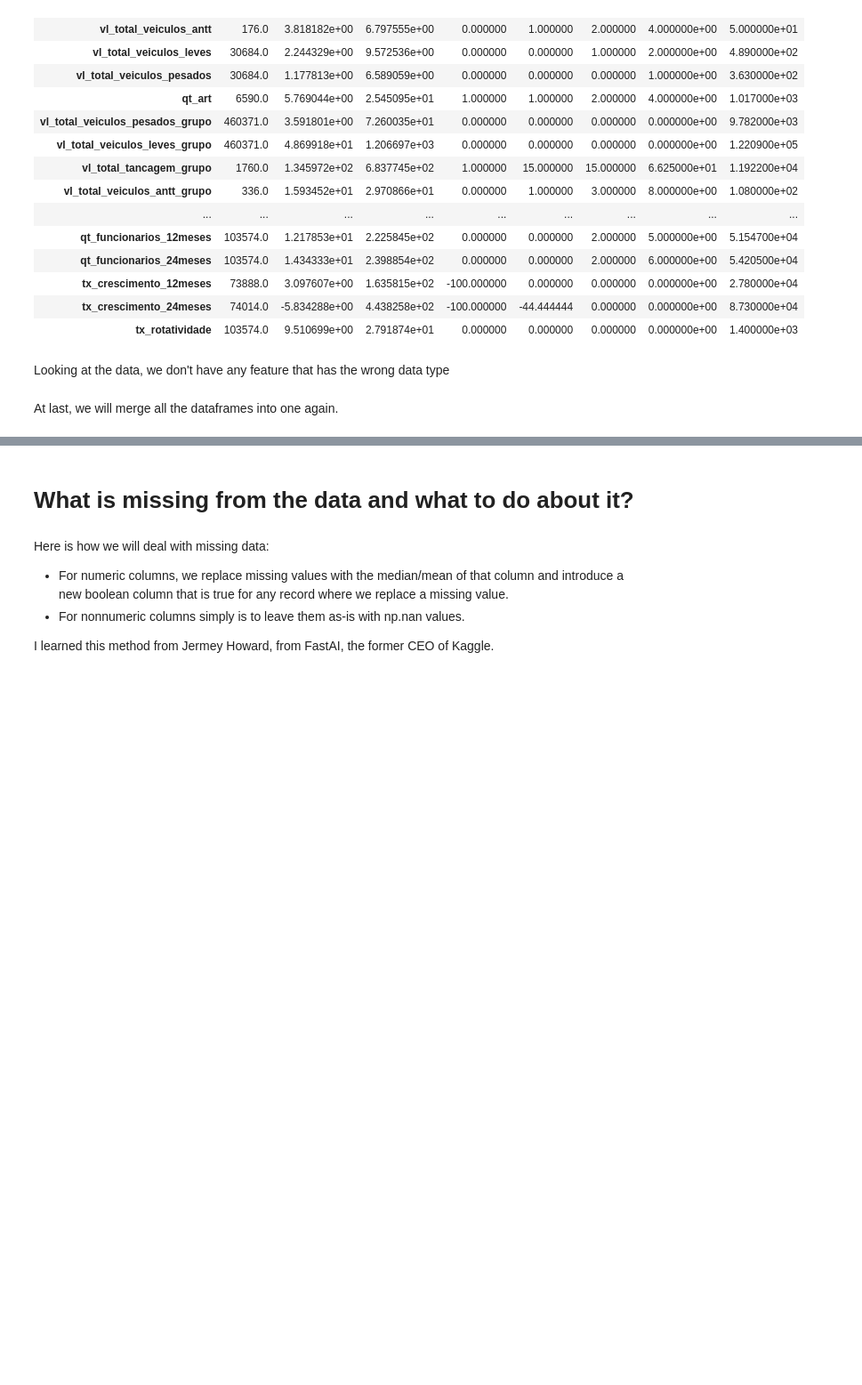
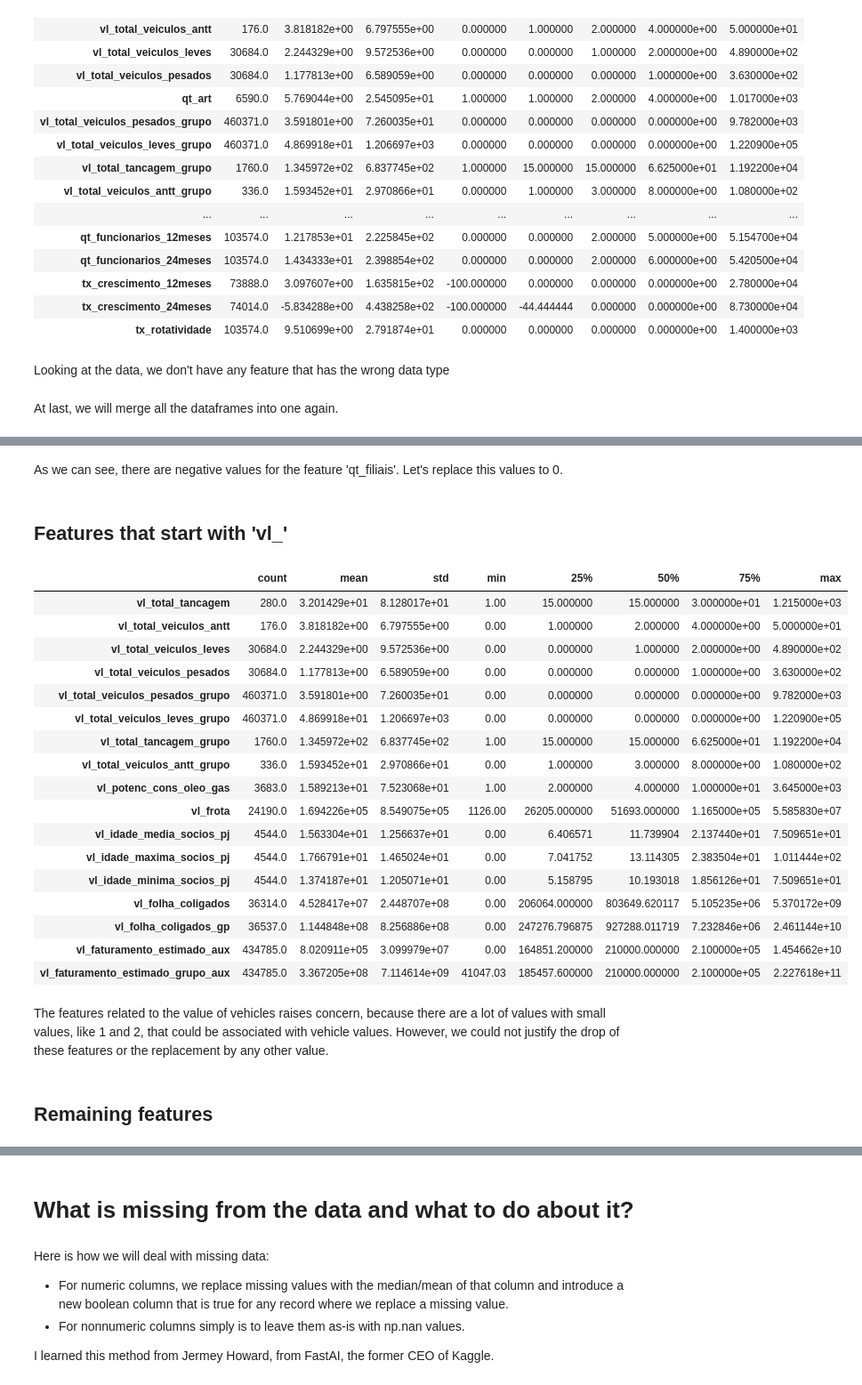
Before and after one commit to luizfdflores/clients_recommendation_streamlit, a Jupyter notebook: notebooks/EDA - Market.ipynb, the cells around one changed output, grey strips where cells are left out. Shown: that part at 89% size. Cells and saved outputs as stored; diff of their text form; code cells hidden in the pictures; blank space fills up the shorter version.

```diff
--- a/notebooks/EDA - Market.ipynb
+++ b/notebooks/EDA - Market.ipynb
@@ -240,4 +244,4 @@ Looking at the data, we don't have any feature that has the wrong data type
 At last, we will merge all the dataframes into one again.
 # %%
 dfs = [data_raw_bool, data_raw_float, data_raw_int, data_raw_object]
-data_tipos = pd.concat(dfs,axis=1)
+data_types = pd.concat(dfs,axis=1)
@@ -243,0 +256,2 @@ data_tipos = pd.concat(dfs,axis=1)
+# %%
+data_outliers = data_types.select_dtypes(include=['int8','float64']); data_outliers.columns
@@ -243,0 +325,2 @@ data_tipos = pd.concat(dfs,axis=1)
+# %% [markdown]
+As we can see, there are negative values for the feature 'qt_filiais'. Let's replace this values to 0.
@@ -243,0 +329,27 @@ data_tipos = pd.concat(dfs,axis=1)
+# %% [markdown]
+## Features that start with 'vl_'
+# %%
+data_outliers[[col for col in data_outliers.columns if col[:3] == 'vl_']].describe().T
+# %% [output]
+|  | count | mean | std | min | 25% | 50% | 75% | max |
+| vl_total_tancagem | 280.0 | 3.201429e+01 | 8.128017e+01 | 1.00 | 15.000000 | 15.000000 | 3.000000e+01 | 1.215000e+03 |
+| vl_total_veiculos_antt | 176.0 | 3.818182e+00 | 6.797555e+00 | 0.00 | 1.000000 | 2.000000 | 4.000000e+00 | 5.000000e+01 |
+| vl_total_veiculos_leves | 30684.0 | 2.244329e+00 | 9.572536e+00 | 0.00 | 0.000000 | 1.000000 | 2.000000e+00 | 4.890000e+02 |
+| vl_total_veiculos_pesados | 30684.0 | 1.177813e+00 | 6.589059e+00 | 0.00 | 0.000000 | 0.000000 | 1.000000e+00 | 3.630000e+02 |
+| vl_total_veiculos_pesados_grupo | 460371.0 | 3.591801e+00 | 7.260035e+01 | 0.00 | 0.000000 | 0.000000 | 0.000000e+00 | 9.782000e+03 |
+| vl_total_veiculos_leves_grupo | 460371.0 | 4.869918e+01 | 1.206697e+03 | 0.00 | 0.000000 | 0.000000 | 0.000000e+00 | 1.220900e+05 |
+| vl_total_tancagem_grupo | 1760.0 | 1.345972e+02 | 6.837745e+02 | 1.00 | 15.000000 | 15.000000 | 6.625000e+01 | 1.192200e+04 |
+| vl_total_veiculos_antt_grupo | 336.0 | 1.593452e+01 | 2.970866e+01 | 0.00 | 1.000000 | 3.000000 | 8.000000e+00 | 1.080000e+02 |
+| vl_potenc_cons_oleo_gas | 3683.0 | 1.589213e+01 | 7.523068e+01 | 1.00 | 2.000000 | 4.000000 | 1.000000e+01 | 3.645000e+03 |
+| vl_frota | 24190.0 | 1.694226e+05 | 8.549075e+05 | 1126.00 | 26205.000000 | 51693.000000 | 1.165000e+05 | 5.585830e+07 |
+| vl_idade_media_socios_pj | 4544.0 | 1.563304e+01 | 1.256637e+01 | 0.00 | 6.406571 | 11.739904 | 2.137440e+01 | 7.509651e+01 |
+| vl_idade_maxima_socios_pj | 4544.0 | 1.766791e+01 | 1.465024e+01 | 0.00 | 7.041752 | 13.114305 | 2.383504e+01 | 1.011444e+02 |
+| vl_idade_minima_socios_pj | 4544.0 | 1.374187e+01 | 1.205071e+01 | 0.00 | 5.158795 | 10.193018 | 1.856126e+01 | 7.509651e+01 |
+| vl_folha_coligados | 36314.0 | 4.528417e+07 | 2.448707e+08 | 0.00 | 206064.000000 | 803649.620117 | 5.105235e+06 | 5.370172e+09 |
+| vl_folha_coligados_gp | 36537.0 | 1.144848e+08 | 8.256886e+08 | 0.00 | 247276.796875 | 927288.011719 | 7.232846e+06 | 2.461144e+10 |
+| vl_faturamento_estimado_aux | 434785.0 | 8.020911e+05 | 3.099979e+07 | 0.00 | 164851.200000 | 210000.000000 | 2.100000e+05 | 1.454662e+10 |
+| vl_faturamento_estimado_grupo_aux | 434785.0 | 3.367205e+08 | 7.114614e+09 | 41047.03 | 185457.600000 | 210000.000000 | 2.100000e+05 | 2.227618e+11 |
+# %% [markdown]
+The features related to the value of vehicles raises concern, because there are a lot of values with small values, like 1 and 2, that could be associated with vehicle values. However, we could not justify the drop of these features or the replacement by any other value.
+# %% [markdown]
+## Remaining features
```
Also changed, not shown: parts of 84 cells of this notebook.
